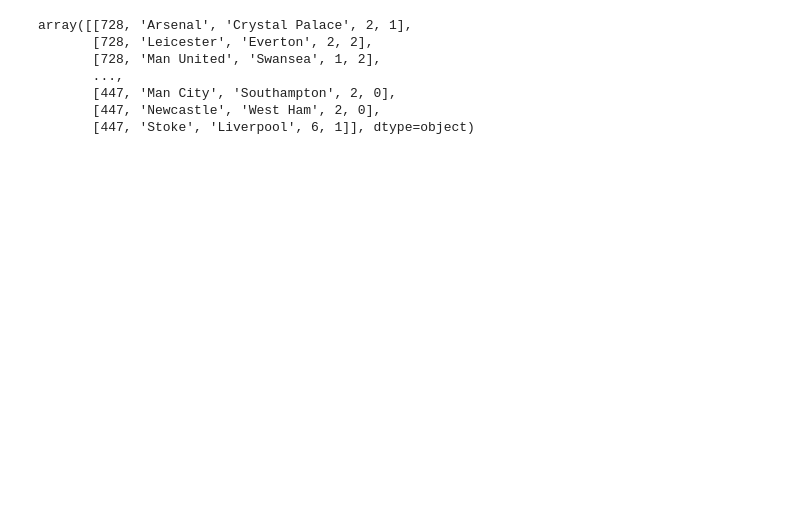
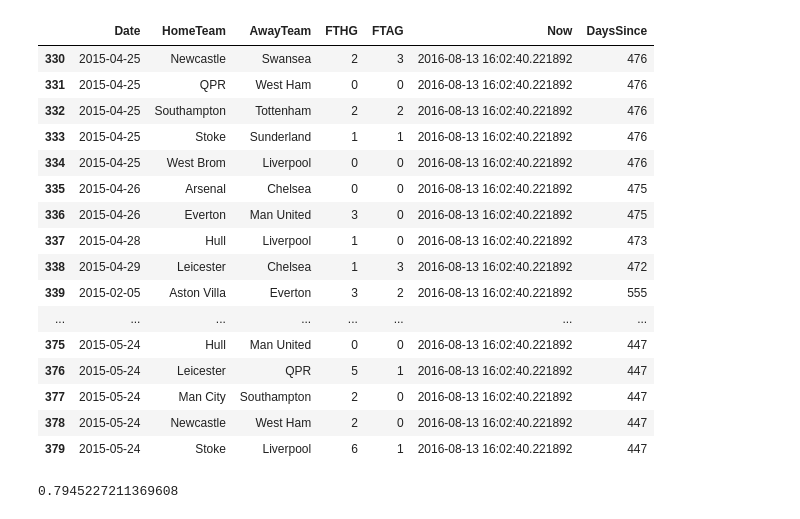
Before and after one commit to RyanSCodes/Dixon-Coles-Football-Predictor, a Jupyter notebook: Untitled.ipynb, the cells around one changed output. Cells and saved outputs as stored; diff of their text form; code cells hidden in the pictures; blank space fills up the shorter version.

```diff
--- a/Untitled.ipynb
+++ b/Untitled.ipynb
@@ -5,0 +36,10 @@ df = pd.read_csv('PremierLeague14.csv')
+# %%
+def reformat_date(date_string) :
+    day = date_string[:2]
+    month = date_string[3:5]
+    year = "20"+ date_string[6:]
+    newdate = year + "-" + month + '-' + day
+    return newdate
+# %%
+df['NewDate'] = df['Date'].apply(reformat_date)
+df.head()
@@ -5,0 +53,3 @@ df = pd.read_csv('PremierLeague14.csv')
+# %%
+df.NewDate = pd.to_datetime(df.NewDate)
+df.tail(50)
@@ -6,8 +74,4 @@ df = pd.read_csv('PremierLeague14.csv')
 # %%
-df = df[['Date', 'HomeTeam', 'AwayTeam', 'FTHG', 'FTAG'] ]
-
-df.Date = pd.to_datetime(df.Date)
-
 import datetime
 #today = datetime.datetime.now().strftime("%Y-%m-%d")
 today = datetime.datetime.now()
@@ -22,16 +86,32 @@ def delta_time(times) :
 
 df['DaysSince'] = df[['Now', 'Date']].apply(delta_time, axis=1)
 
-df = df[['DaysSince', 'HomeTeam', 'AwayTeam', 'FTHG', 'FTAG']]
+#df = df[['DaysSince', 'HomeTeam', 'AwayTeam', 'FTHG', 'FTAG']]
 
-results_list = df.as_matrix()
+#results_list = df.as_matrix()
 
-results_list
+#results_list
-# %% [output]
-array([[728, 'Arsenal', 'Crystal Palace', 2, 1],
-       [728, 'Leicester', 'Everton', 2, 2],
-       [728, 'Man United', 'Swansea', 1, 2],
-       ...,
-       [447, 'Man City', 'Southampton', 2, 0],
-       [447, 'Newcastle', 'West Ham', 2, 0],
-       [447, 'Stoke', 'Liverpool', 6, 1]], dtype=object)
+# %%
+df.tail(50)
+# %% [output]
+|  | Date | HomeTeam | AwayTeam | FTHG | FTAG | Now | DaysSince |
+| 330 | 2015-04-25 | Newcastle | Swansea | 2 | 3 | 2016-08-13 16:02:40.221892 | 476 |
+| 331 | 2015-04-25 | QPR | West Ham | 0 | 0 | 2016-08-13 16:02:40.221892 | 476 |
+| 332 | 2015-04-25 | Southampton | Tottenham | 2 | 2 | 2016-08-13 16:02:40.221892 | 476 |
+| 333 | 2015-04-25 | Stoke | Sunderland | 1 | 1 | 2016-08-13 16:02:40.221892 | 476 |
+| 334 | 2015-04-25 | West Brom | Liverpool | 0 | 0 | 2016-08-13 16:02:40.221892 | 476 |
+| 335 | 2015-04-26 | Arsenal | Chelsea | 0 | 0 | 2016-08-13 16:02:40.221892 | 475 |
+| 336 | 2015-04-26 | Everton | Man United | 3 | 0 | 2016-08-13 16:02:40.221892 | 475 |
+| 337 | 2015-04-28 | Hull | Liverpool | 1 | 0 | 2016-08-13 16:02:40.221892 | 473 |
+| 338 | 2015-04-29 | Leicester | Chelsea | 1 | 3 | 2016-08-13 16:02:40.221892 | 472 |
+| 339 | 2015-02-05 | Aston Villa | Everton | 3 | 2 | 2016-08-13 16:02:40.221892 | 555 |
+| ... | ... | ... | ... | ... | ... | ... | ... |
+| 375 | 2015-05-24 | Hull | Man United | 0 | 0 | 2016-08-13 16:02:40.221892 | 447 |
+| 376 | 2015-05-24 | Leicester | QPR | 5 | 1 | 2016-08-13 16:02:40.221892 | 447 |
+| 377 | 2015-05-24 | Man City | Southampton | 2 | 0 | 2016-08-13 16:02:40.221892 | 447 |
+| 378 | 2015-05-24 | Newcastle | West Ham | 2 | 0 | 2016-08-13 16:02:40.221892 | 447 |
+| 379 | 2015-05-24 | Stoke | Liverpool | 6 | 1 | 2016-08-13 16:02:40.221892 | 447 |
+# %%
+random.random()
+# %% [output]
+0.7945227211369608
```
Also changed, not shown: parts of 5 cells of this notebook, 3 other files.
